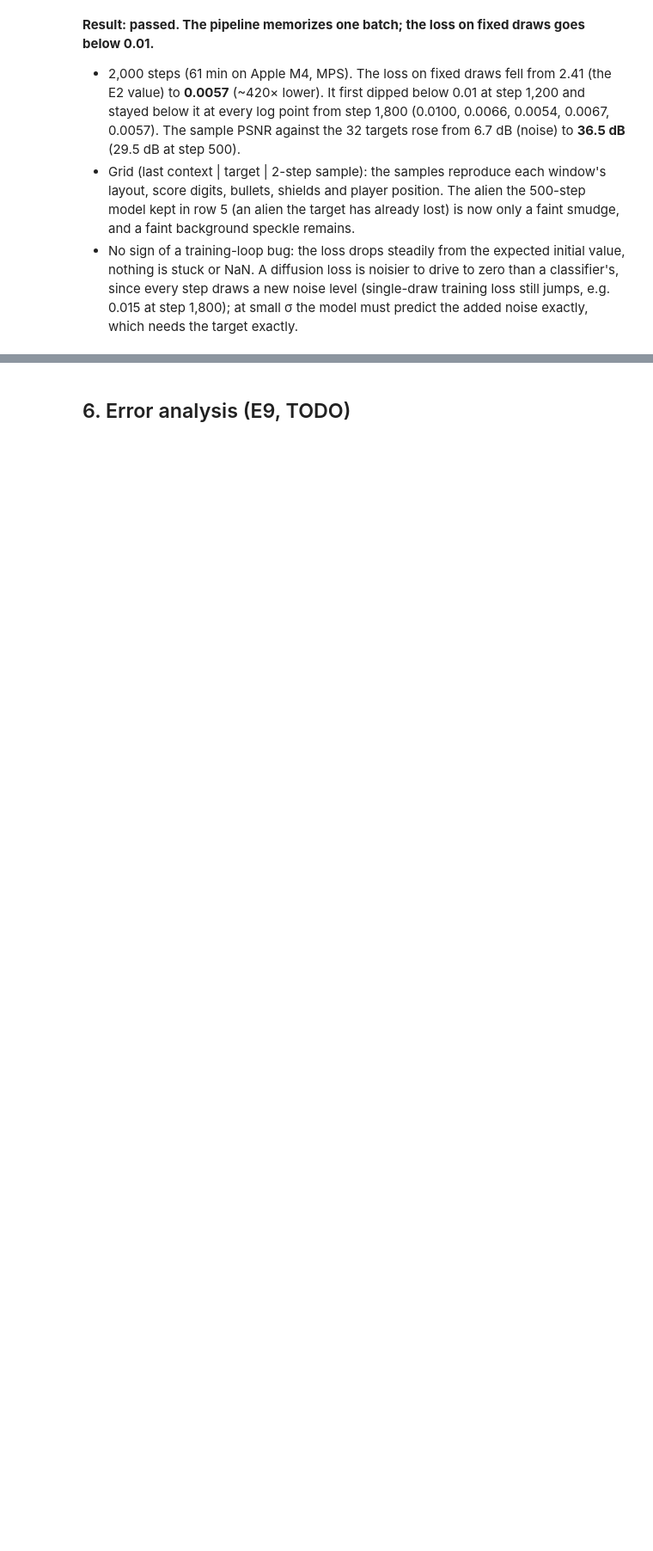
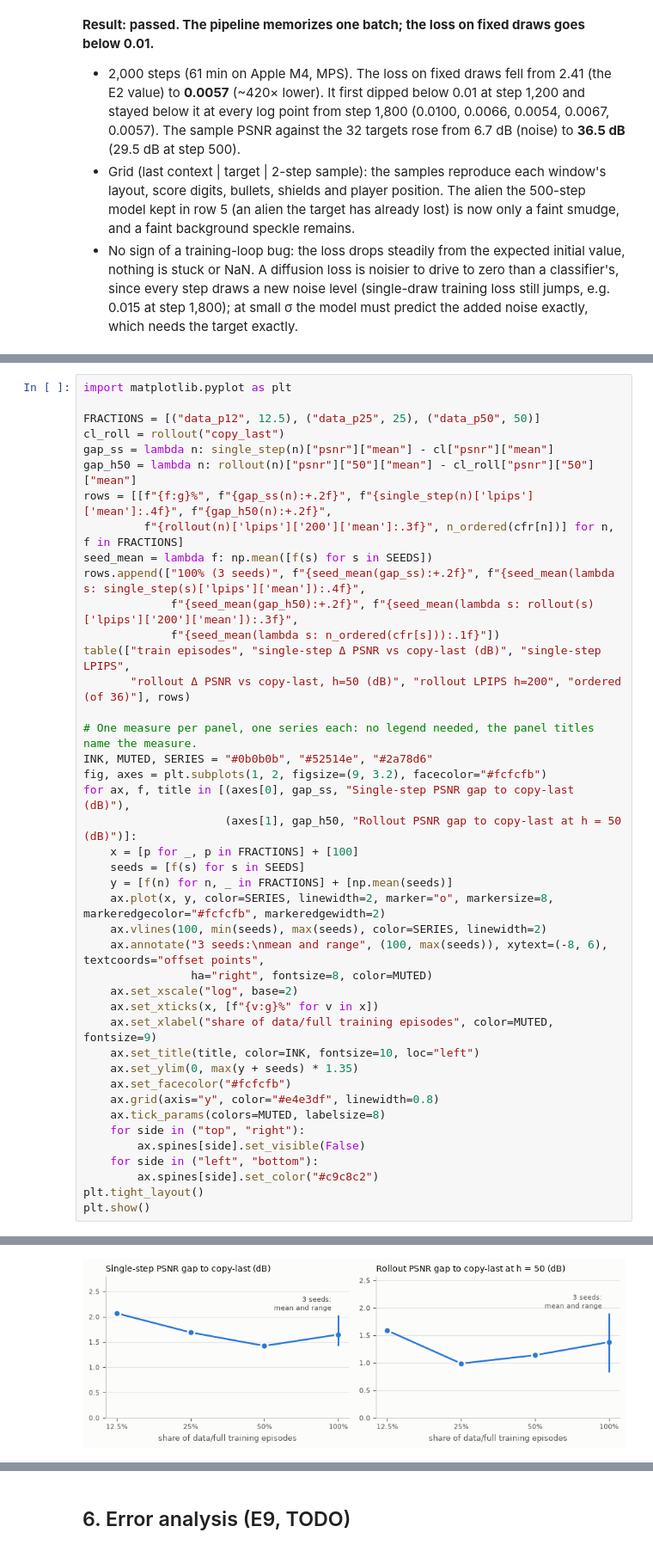
Before and after one commit to Syed-Masrur-Ahmed/Diffusion-Space-Invaders, a Jupyter notebook: notebooks/milestone2.ipynb, the cells around one changed output, grey strips where cells are left out. Shown at 86% size. Cells and saved outputs as stored; diff of their text form; blank space fills up the shorter version.

```diff
--- a/notebooks/milestone2.ipynb
+++ b/notebooks/milestone2.ipynb
@@ -353,0 +533,43 @@ One test table on `data/test`, evaluated once at the end: copy-last, R0, best on
+# %%
+import matplotlib.pyplot as plt
+
+FRACTIONS = [("data_p12", 12.5), ("data_p25", 25), ("data_p50", 50)]
+cl_roll = rollout("copy_last")
+gap_ss = lambda n: single_step(n)["psnr"]["mean"] - cl["psnr"]["mean"]
+gap_h50 = lambda n: rollout(n)["psnr"]["50"]["mean"] - cl_roll["psnr"]["50"]["mean"]
+rows = [[f"{f:g}%", f"{gap_ss(n):+.2f}", f"{single_step(n)['lpips']['mean']:.4f}", f"{gap_h50(n):+.2f}",
+         f"{rollout(n)['lpips']['200']['mean']:.3f}", n_ordered(cfr[n])] for n, f in FRACTIONS]
+seed_mean = lambda f: np.mean([f(s) for s in SEEDS])
+rows.append(["100% (3 seeds)", f"{seed_mean(gap_ss):+.2f}", f"{seed_mean(lambda s: single_step(s)['lpips']['mean']):.4f}",
+             f"{seed_mean(gap_h50):+.2f}", f"{seed_mean(lambda s: rollout(s)['lpips']['200']['mean']):.3f}",
+             f"{seed_mean(lambda s: n_ordered(cfr[s])):.1f}"])
+table(["train episodes", "single-step Δ PSNR vs copy-last (dB)", "single-step LPIPS",
+       "rollout Δ PSNR vs copy-last, h=50 (dB)", "rollout LPIPS h=200", "ordered (of 36)"], rows)
+
+# One measure per panel, one series each: no legend needed, the panel titles name the measure.
+INK, MUTED, SERIES = "#0b0b0b", "#52514e", "#2a78d6"
+fig, axes = plt.subplots(1, 2, figsize=(9, 3.2), facecolor="#fcfcfb")
+for ax, f, title in [(axes[0], gap_ss, "Single-step PSNR gap to copy-last (dB)"),
+                     (axes[1], gap_h50, "Rollout PSNR gap to copy-last at h = 50 (dB)")]:
+    x = [p for _, p in FRACTIONS] + [100]
+    seeds = [f(s) for s in SEEDS]
+    y = [f(n) for n, _ in FRACTIONS] + [np.mean(seeds)]
+    ax.plot(x, y, color=SERIES, linewidth=2, marker="o", markersize=8, markeredgecolor="#fcfcfb", markeredgewidth=2)
+    ax.vlines(100, min(seeds), max(seeds), color=SERIES, linewidth=2)
+    ax.annotate("3 seeds:\nmean and range", (100, max(seeds)), xytext=(-8, 6), textcoords="offset points",
+                ha="right", fontsize=8, color=MUTED)
+    ax.set_xscale("log", base=2)
+    ax.set_xticks(x, [f"{v:g}%" for v in x])
+    ax.set_xlabel("share of data/full training episodes", color=MUTED, fontsize=9)
+    ax.set_title(title, color=INK, fontsize=10, loc="left")
+    ax.set_ylim(0, max(y + seeds) * 1.35)
+    ax.set_facecolor("#fcfcfb")
+    ax.grid(axis="y", color="#e4e3df", linewidth=0.8)
+    ax.tick_params(colors=MUTED, labelsize=8)
+    for side in ("top", "right"):
+        ax.spines[side].set_visible(False)
+    for side in ("left", "bottom"):
+        ax.spines[side].set_color("#c9c8c2")
+plt.tight_layout()
+plt.show()
+# %% [output]
@@ -353,0 +582 @@ One test table on `data/test`, evaluated once at the end: copy-last, R0, best on
+[figure, added]
```
Also changed, not shown: parts of 26 cells of this notebook, 10 other files.
